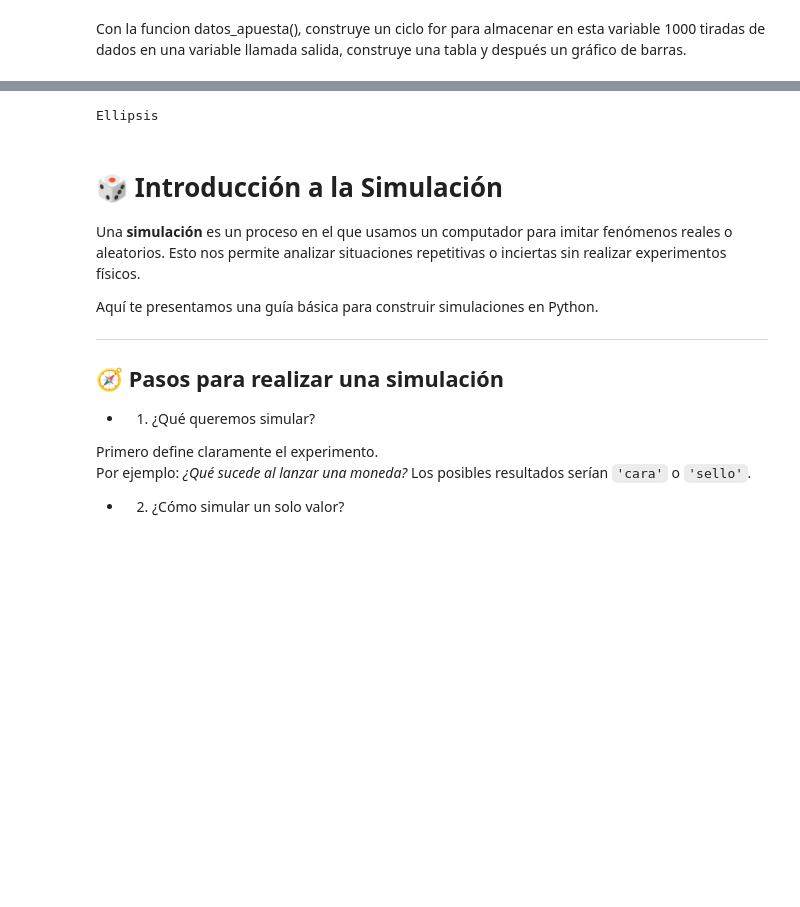
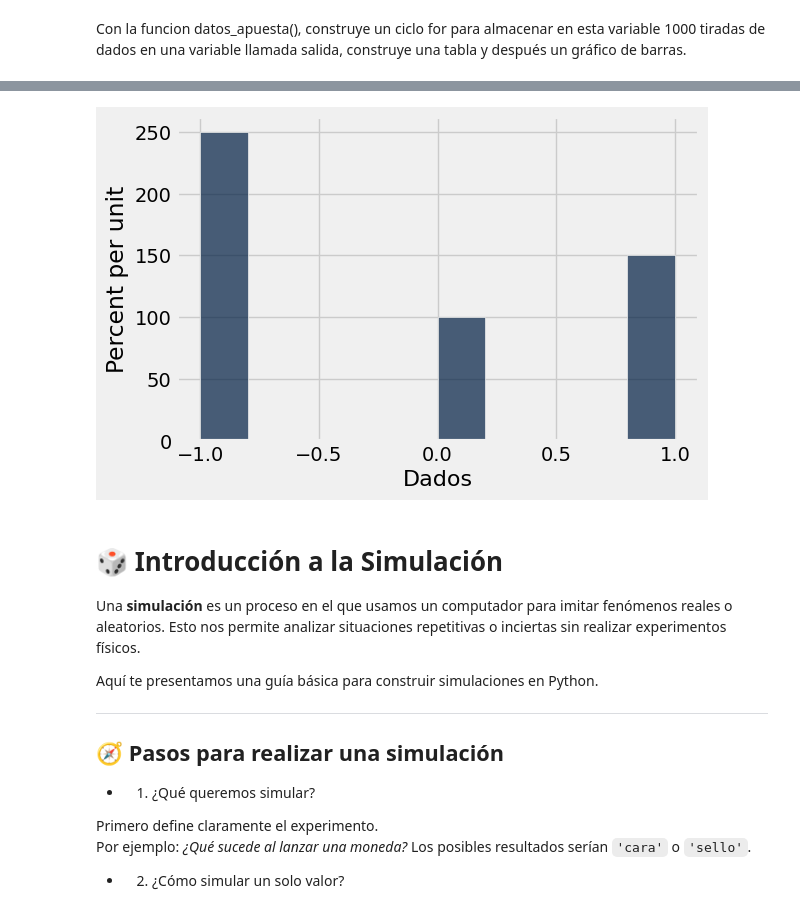
Before and after one commit to CienciaDatosUdea/001_EstudiantesFundCienciaDatos, a Jupyter notebook: semestre2026-01/lec/lec11/lec11.ipynb, the cells around one changed output, grey strips where cells are left out. Cells and saved outputs as stored; diff of their text form; code cells hidden in the pictures; blank space fills up the shorter version.

```diff
--- a/semestre2026-01/lec/lec11/lec11.ipynb
+++ b/semestre2026-01/lec/lec11/lec11.ipynb
@@ -193,7 +190,6 @@ Ellipsis
 # %%
-...
 # %% [output]
-Ellipsis
+[figure, added]
 # %% [markdown]
 # 🎲 Introducción a la Simulación
 
```
Also changed, not shown: parts of 1 cell of this notebook.
